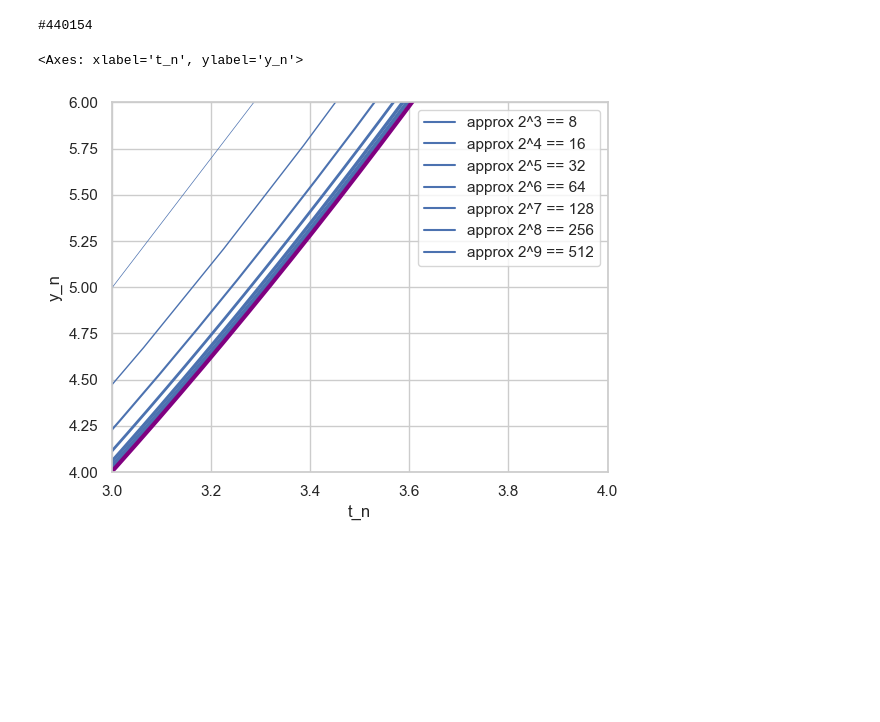
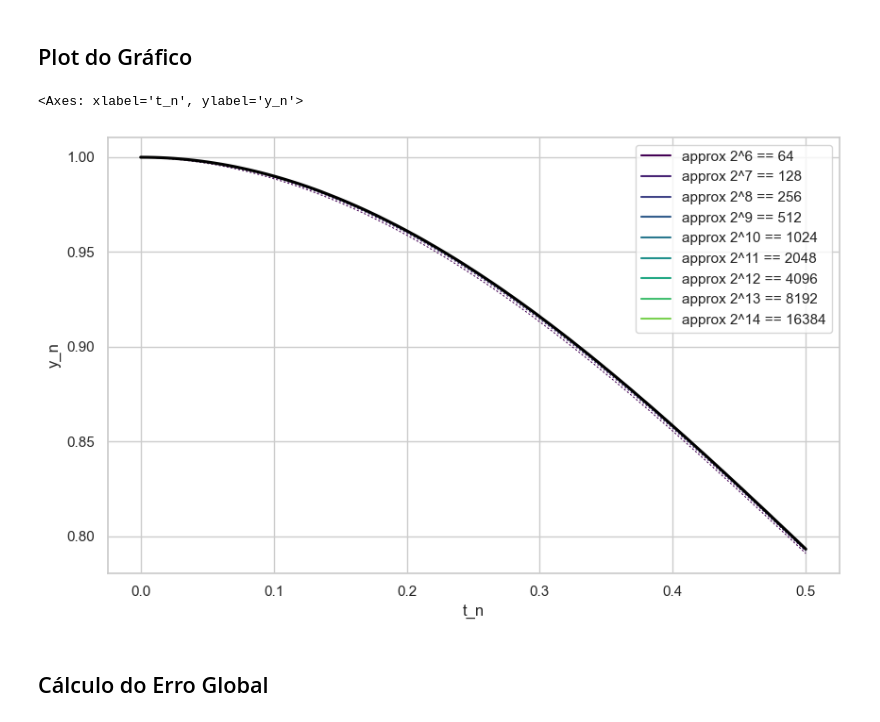
Before and after one commit to thainaraassis/MAP3122, a Jupyter notebook: RK.ipynb, the cells around one changed output. Drawn from its saved outputs; the diff is of its cells as text; code cells hidden in the pictures; blank space fills up the shorter version.

```diff
--- a/RK.ipynb
+++ b/RK.ipynb
@@ -4,6 +4,8 @@ import pandas as pd
 import math
 import seaborn as sns
 import matplotlib.pyplot as plt
+# %% [markdown]
+## Plot do Gráfico
 # %%
 #  y' = t³ - 2ty
 # y(0) = 1
@@ -74,12 +88,14 @@ def plot_dfs(dfs,color):
-# %%
-colors =['#440154','#482475','#414487','#355f8d','#2a788e','#21918c','#22a884','#44bf70','#7ad151','#bddf26']
-print(colors[0])
-dfs = generate_dfs(0,5,1,10)
-plot_dfs(dfs,colors)
-y_n,t_n = Y(0,5,1000)
-df_exato = generate_dataframe(t_n,y_n,'exato')
-sns.lineplot(data=df_exato,x='t_n',y='y_n',color='purple',linewidth=3)
-# %% [output]
-#440154
-<Axes: xlabel='t_n', ylabel='y_n'>
-[figure, removed]
+# %%
+sns.set_theme(style="whitegrid")
+plt.figure(figsize=(10,6))
+y_n,t_n = Y(0,0.5,100)                          #(t0,T,n)
+df_exato = generate_dataframe(t_n,y_n,'exato')
+
+dfs = generate_dfs(0,0.5,1,15)                  #(t0,T,y0,NAO MEXER)
+plot_dfs(dfs)
+sns.lineplot(data=df_exato,x='t_n',y='y_n',color = 'black',linewidth=2.25)
+# %% [output]
+<Axes: xlabel='t_n', ylabel='y_n'>
+[figure, added]
+# %% [markdown]
+## Cálculo do Erro Global
```
Also changed, not shown: parts of 3 cells of this notebook.
